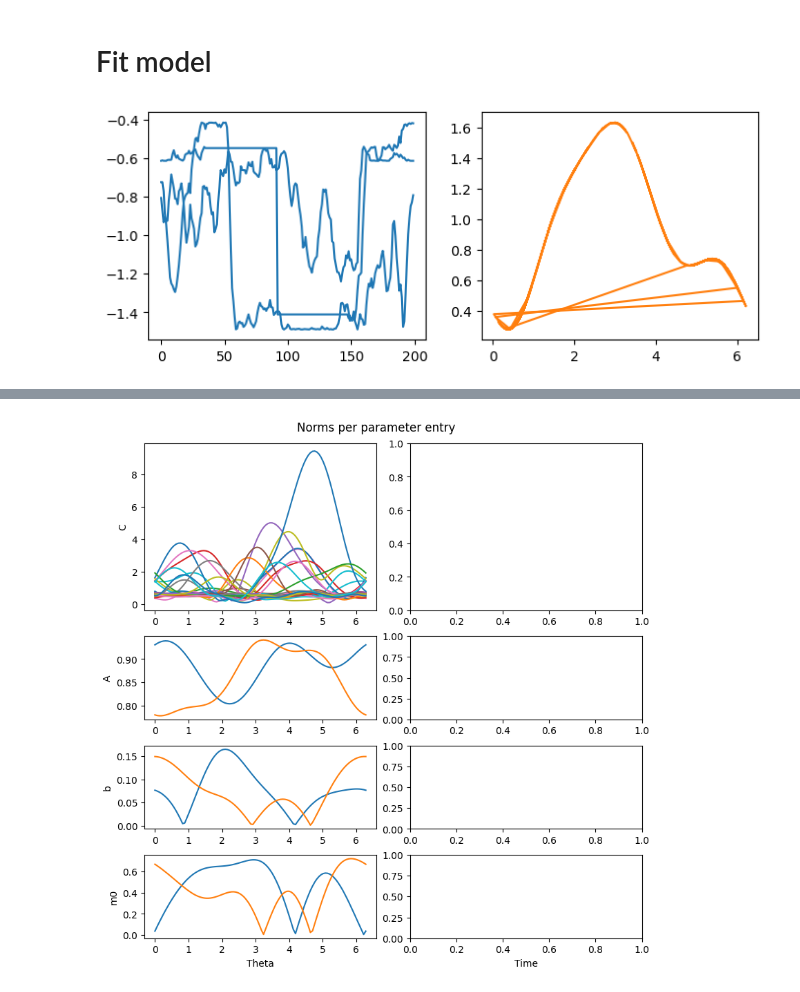
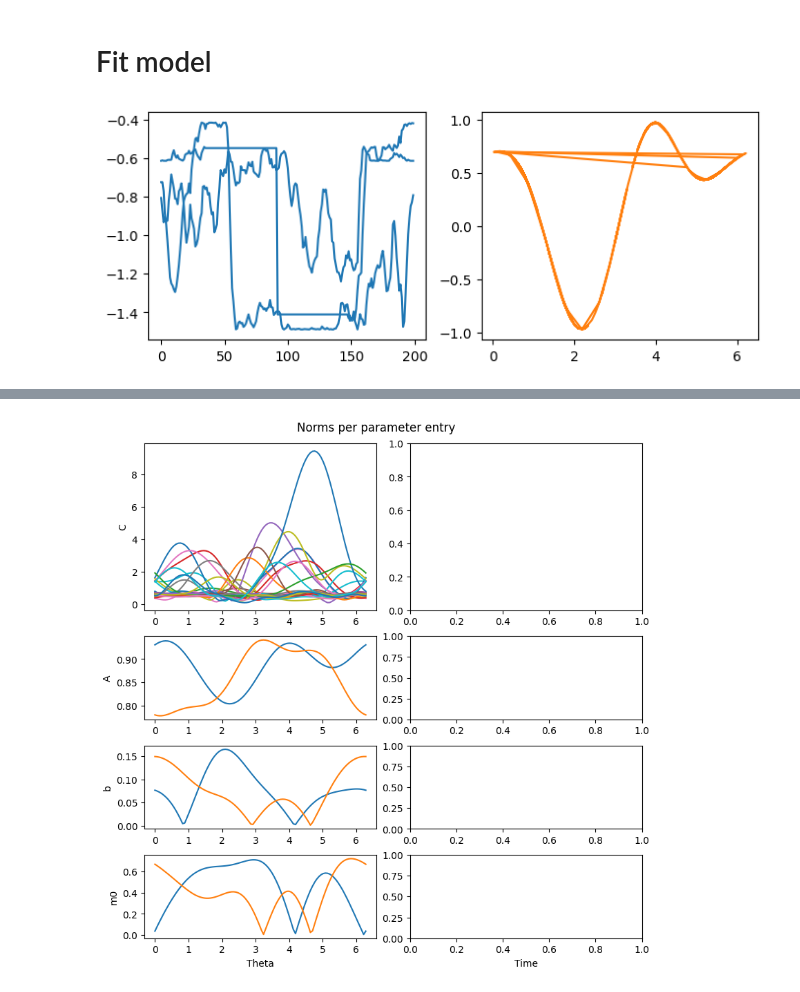
Before and after one commit to neurostatslab/clds, a Jupyter notebook: notebooks/HD_mouse_joint.ipynb, the cells around one changed output, grey strips where cells are left out. Saved outputs shown, nothing was run; the diff lists cells and outputs as text; code cells hidden in the pictures.

```diff
--- a/notebooks/HD_mouse_joint.ipynb
+++ b/notebooks/HD_mouse_joint.ipynb
@@ -177,38 +175,38 @@ ax.plot(U.flatten()[:4000], '.')
 # %%
 # Define model
 
 latent_dim = 2
 n_neurons = Y.shape[-1]
 
 _sigma, _kappa, c_period = 1.0, 0.15, 2*jnp.pi
 t_period = trial_time_length + 6 * _kappa
 T2_basis_funcs = utils.Tm_basis(5, M_conditions=2, sigma=_sigma, kappa=_kappa, period=jnp.array([t_period, c_period]))
 T1_basis_funcs = utils.T1_basis(5, _sigma, _kappa, c_period)
 
-A_prior = WeightSpaceGaussianProcess(T1_basis_funcs, D1=latent_dim, D2=latent_dim)
-b_prior = WeightSpaceGaussianProcess(T1_basis_funcs, D1=latent_dim, D2=1)
-m0_prior = WeightSpaceGaussianProcess(T1_basis_funcs, D1=latent_dim, D2=1)
-C_prior = WeightSpaceGaussianProcess(T1_basis_funcs, D1=n_neurons, D2=latent_dim)
+A_prior = WeightSpaceGaussianProcess(T1_basis_funcs, output_dim=latent_dim, input_dim=latent_dim)
+b_prior = WeightSpaceGaussianProcess(T1_basis_funcs, output_dim=latent_dim, input_dim=1)
+m0_prior = WeightSpaceGaussianProcess(T1_basis_funcs, output_dim=latent_dim, input_dim=1)
+C_prior = WeightSpaceGaussianProcess(T1_basis_funcs, output_dim=n_neurons, input_dim=latent_dim)
 model = CLDS2(
     wgps={
         'A': A_prior,
         'b': b_prior,
         'C': C_prior,
         'm0': m0_prior,
         },
-    state_dim=latent_dim,
+    latent_dim=latent_dim,
     emission_dim=n_neurons,
     )
 
 # conditions = jnp.vstack([t_range, coherencies[7] * jnp.ones_like(t_range)])
 
 fig, axs = plt.subplots(figsize=[8,3], ncols=2)
 for i in range(3):
     axs[0].plot(A_prior.sample(jxr.PRNGKey(3), U[i])[:,0,0], c='tab:blue');
     axs[1].plot(U[i], A_prior.sample(jxr.PRNGKey(3), U[i])[:,0,1], c='tab:orange')
     # axs[1].plot(U[i][:,1], A_prior.sample(jxr.PRNGKey(3), U[i])[:,0,1], '.', c='tab:orange')
 # %% [output]
-[figure, old version]
+[figure, new version]
 # %%
 # Initialize A and b weights as ring attractor
 
```
Also changed, not shown: parts of 3 cells of this notebook, 13 other files.
